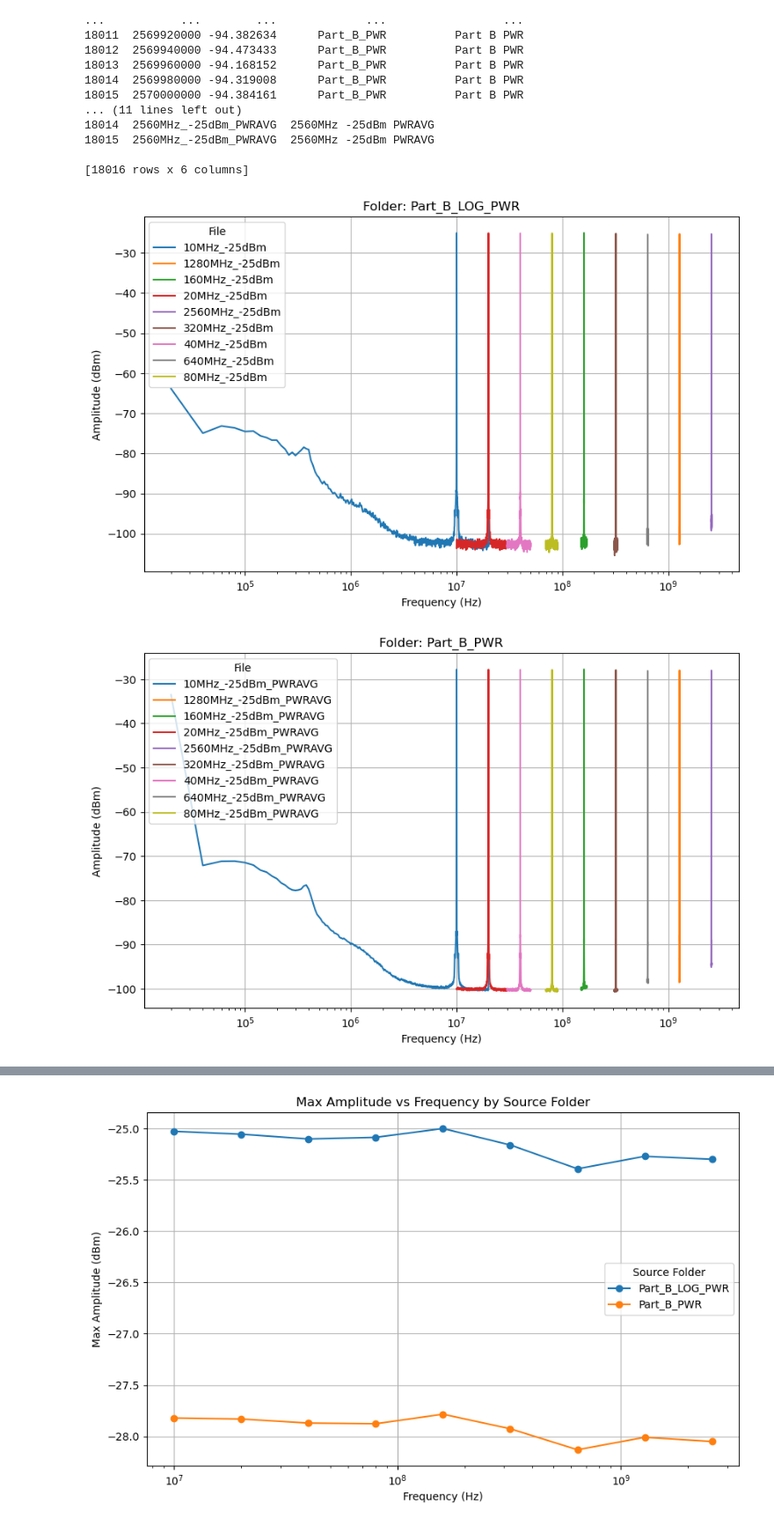
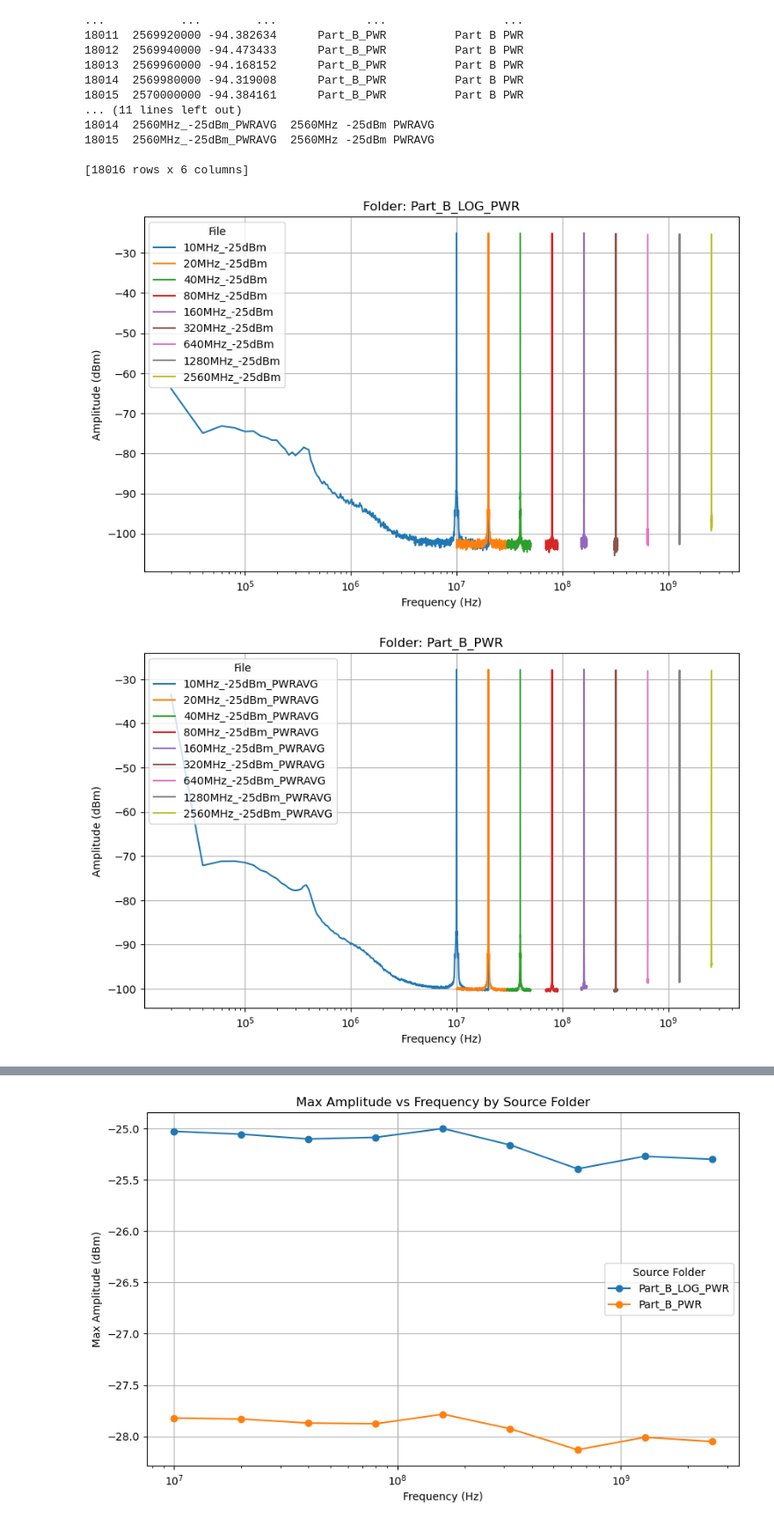
Before and after one commit to MazinDan/RF_Lab, a Jupyter notebook: Lab5_RF_Notebook.ipynb, the cells around one changed output, grey strips where cells are left out. Shown at 88% size. Drawn from its saved outputs; the diff is of its cells as text; code cells hidden in the pictures.

```diff
--- a/Lab5_RF_Notebook.ipynb
+++ b/Lab5_RF_Notebook.ipynb
@@ -57,24 +57,37 @@ print(combined_df)
 # %%
 # Group by the source_folder
 for folder_name, folder_df in combined_df.groupby('source_folder'):
     plt.figure(figsize=(10, 6))
 
+    # Get unique file names and sort them numerically based on frequency
+    unique_files = folder_df['source_file'].unique()
+
+    # Function to extract numeric value for sorting
+    def extract_numeric(filename):
+        match = re.search(r'(\d+)', filename)  # Find the first sequence of digits
+        return int(match.group(0)) if match else float('inf')  # Return a large number if no digits found
+
+    # Sort files using the extract_numeric function
+    sorted_files = sorted(unique_files, key=extract_numeric)
+
     # Plot each unique file within the folder on the same figure
-    for file_name, file_df in folder_df.groupby('source_file'):
+    for file_name in sorted_files:
+        file_df = folder_df[folder_df['source_file'] == file_name]
+
         # Assume the first column is frequency and the second is amplitude
         plt.plot(file_df.iloc[:, 0], file_df.iloc[:, 1], label=file_name)
 
     # Set logarithmic scale for the x-axis
     plt.xscale('log')
     plt.xlabel('Frequency (Hz)')
     plt.ylabel('Amplitude (dBm)')
     plt.title(f'Folder: {folder_name}')
     plt.legend(title='File')
     plt.grid(True)
     plt.show()
 # %% [output]
-[figure, old version]
+[figure, new version]
-[figure, old version]
+[figure, new version]
 # %%
 # Create a dictionary to hold lists for each source folder
 max_amplitudes_by_folder = {}
```
Also changed, not shown: parts of 2 cells of this notebook.
